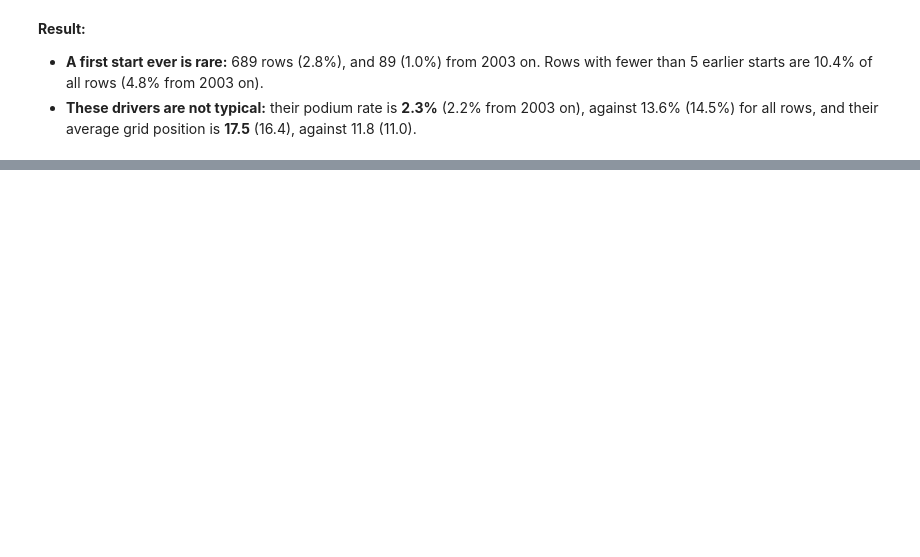
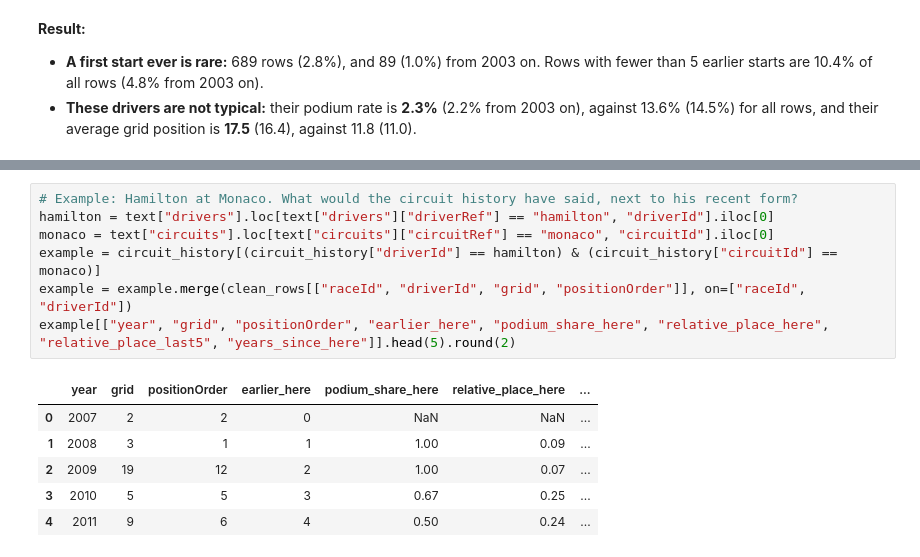
Before and after one commit to esralsayed/ACL-milestone1, a Jupyter notebook: F1_podium_prediction.ipynb, the cells around one changed output, grey strips where cells are left out. Drawn from its saved outputs; the diff is of its cells as text; blank space fills up the shorter version.

```diff
--- a/F1_podium_prediction.ipynb
+++ b/F1_podium_prediction.ipynb
@@ -3404,0 +3691,14 @@ print(f"podium share of the last 3 starts: mean {known['podium_share_last3'].mea
+# %%
+# Example: Hamilton at Monaco. What would the circuit history have said, next to his recent form?
+hamilton = text["drivers"].loc[text["drivers"]["driverRef"] == "hamilton", "driverId"].iloc[0]
+monaco = text["circuits"].loc[text["circuits"]["circuitRef"] == "monaco", "circuitId"].iloc[0]
+example = circuit_history[(circuit_history["driverId"] == hamilton) & (circuit_history["circuitId"] == monaco)]
+example = example.merge(clean_rows[["raceId", "driverId", "grid", "positionOrder"]], on=["raceId", "driverId"])
+example[["year", "grid", "positionOrder", "earlier_here", "podium_share_here", "relative_place_here", "relative_place_last5", "years_since_here"]].head(5).round(2)
+# %% [output]
+|  | year | grid | positionOrder | earlier_here | podium_share_here | relative_place_here | ... |
+| 0 | 2007 | 2 | 2 | 0 | NaN | NaN | ... |
+| 1 | 2008 | 3 | 1 | 1 | 1.00 | 0.09 | ... |
+| 2 | 2009 | 19 | 12 | 2 | 1.00 | 0.07 | ... |
+| 3 | 2010 | 5 | 5 | 3 | 0.67 | 0.25 | ... |
+| 4 | 2011 | 9 | 6 | 4 | 0.50 | 0.24 | ... |
```
Also changed, not shown: parts of 57 cells of this notebook, 2 other files.
